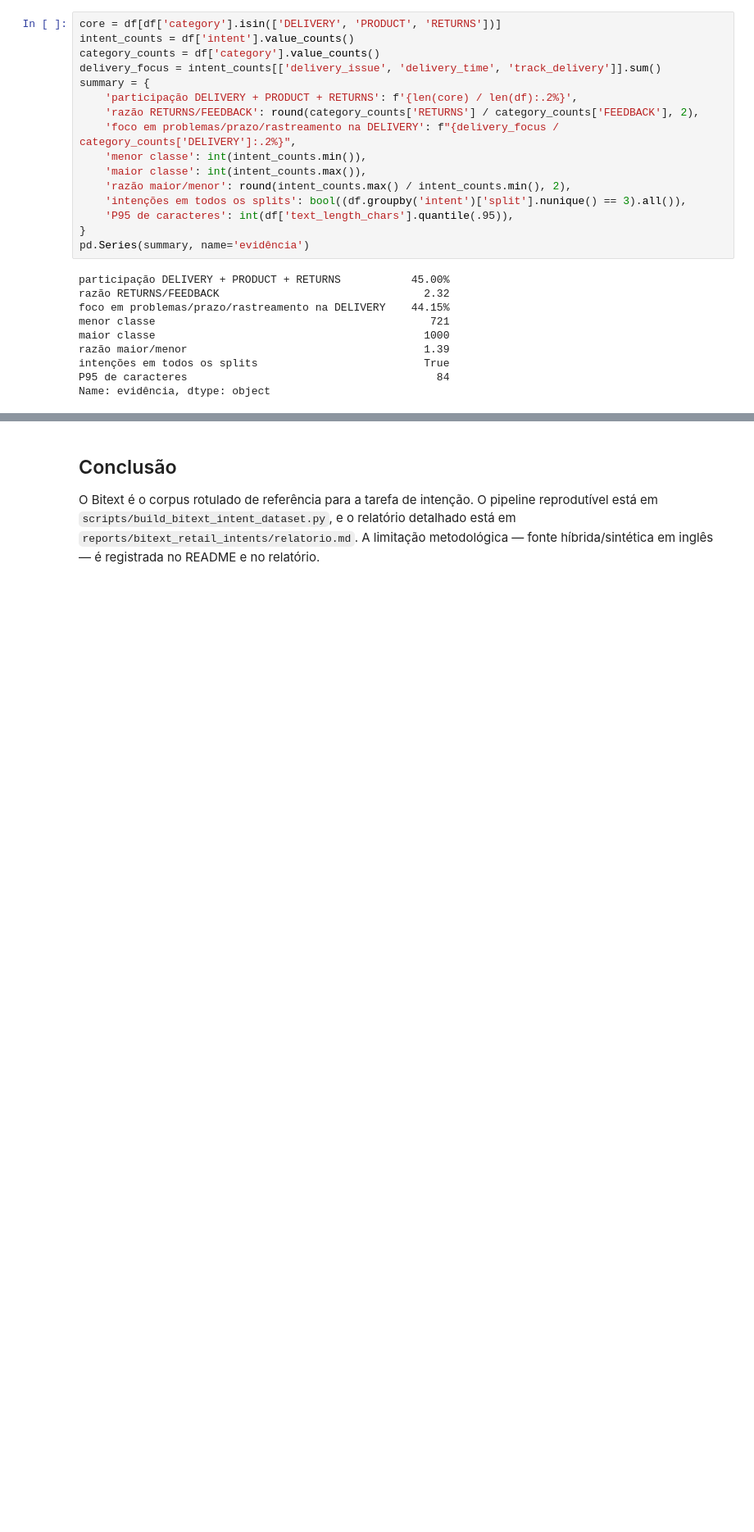
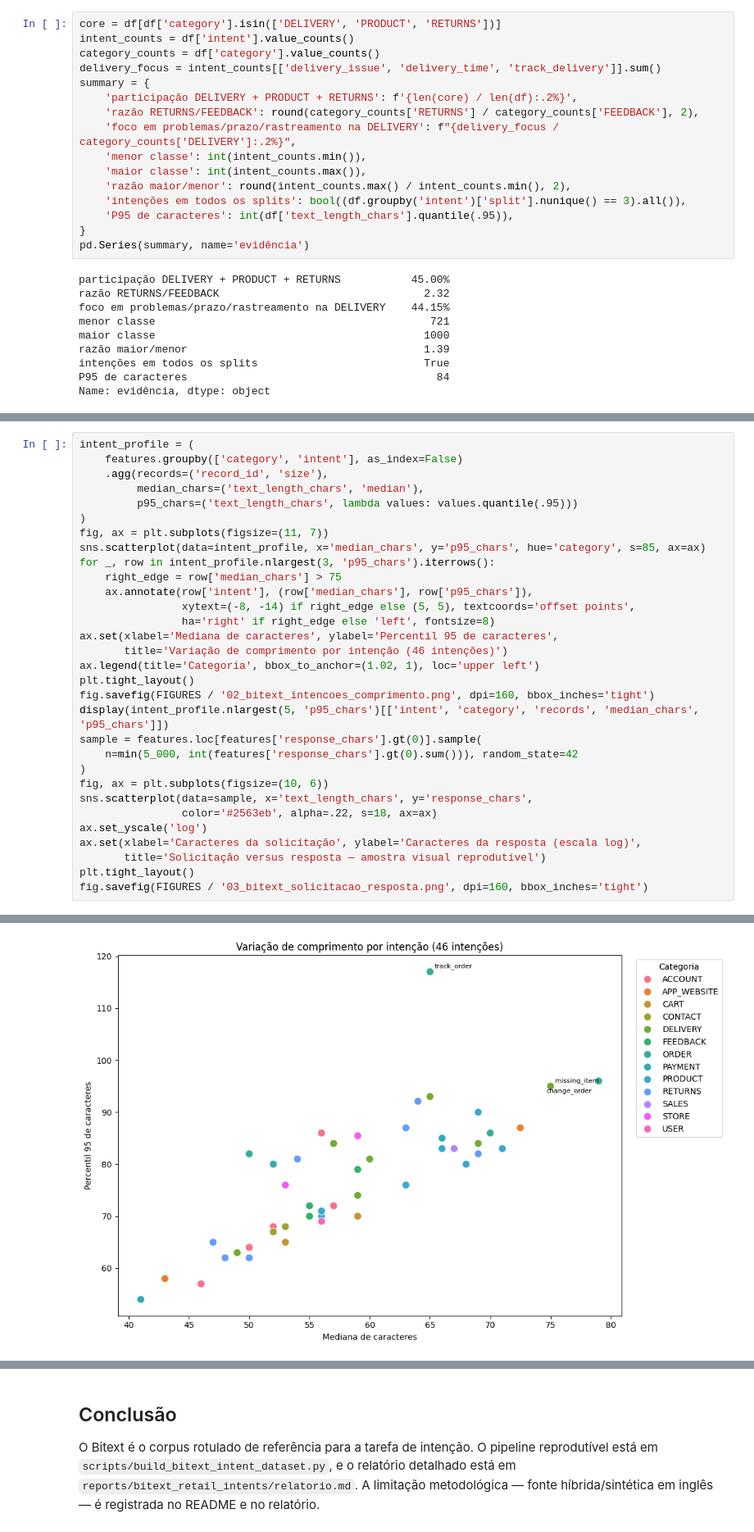
Before and after one commit to danielssaugusto/ecomshield-platform, a Jupyter notebook: notebooks/04_bitext_intent_eda.ipynb, the cells around one changed output, grey strips where cells are left out. Shown at 82% size. Drawn from its saved outputs; the diff is of its cells as text; blank space fills up the shorter version.

```diff
--- a/notebooks/04_bitext_intent_eda.ipynb
+++ b/notebooks/04_bitext_intent_eda.ipynb
@@ -153,0 +191,32 @@ Name: evidência, dtype: object
+# %%
+intent_profile = (
+    features.groupby(['category', 'intent'], as_index=False)
+    .agg(records=('record_id', 'size'),
+         median_chars=('text_length_chars', 'median'),
+         p95_chars=('text_length_chars', lambda values: values.quantile(.95)))
+)
+fig, ax = plt.subplots(figsize=(11, 7))
+sns.scatterplot(data=intent_profile, x='median_chars', y='p95_chars', hue='category', s=85, ax=ax)
+for _, row in intent_profile.nlargest(3, 'p95_chars').iterrows():
+    right_edge = row['median_chars'] > 75
+    ax.annotate(row['intent'], (row['median_chars'], row['p95_chars']),
+                xytext=(-8, -14) if right_edge else (5, 5), textcoords='offset points',
+                ha='right' if right_edge else 'left', fontsize=8)
+ax.set(xlabel='Mediana de caracteres', ylabel='Percentil 95 de caracteres',
+       title='Variação de comprimento por intenção (46 intenções)')
+ax.legend(title='Categoria', bbox_to_anchor=(1.02, 1), loc='upper left')
+plt.tight_layout()
+fig.savefig(FIGURES / '02_bitext_intencoes_comprimento.png', dpi=160, bbox_inches='tight')
+display(intent_profile.nlargest(5, 'p95_chars')[['intent', 'category', 'records', 'median_chars', 'p95_chars']])
+sample = features.loc[features['response_chars'].gt(0)].sample(
+    n=min(5_000, int(features['response_chars'].gt(0).sum())), random_state=42
+)
+fig, ax = plt.subplots(figsize=(10, 6))
+sns.scatterplot(data=sample, x='text_length_chars', y='response_chars',
+                color='#2563eb', alpha=.22, s=18, ax=ax)
+ax.set_yscale('log')
+ax.set(xlabel='Caracteres da solicitação', ylabel='Caracteres da resposta (escala log)',
+       title='Solicitação versus resposta — amostra visual reprodutível')
+plt.tight_layout()
+fig.savefig(FIGURES / '03_bitext_solicitacao_resposta.png', dpi=160, bbox_inches='tight')
+# %% [output]
@@ -153,0 +229 @@ Name: evidência, dtype: object
+[figure, added]
```
Also changed, not shown: parts of 7 cells of this notebook, 7 other files.
